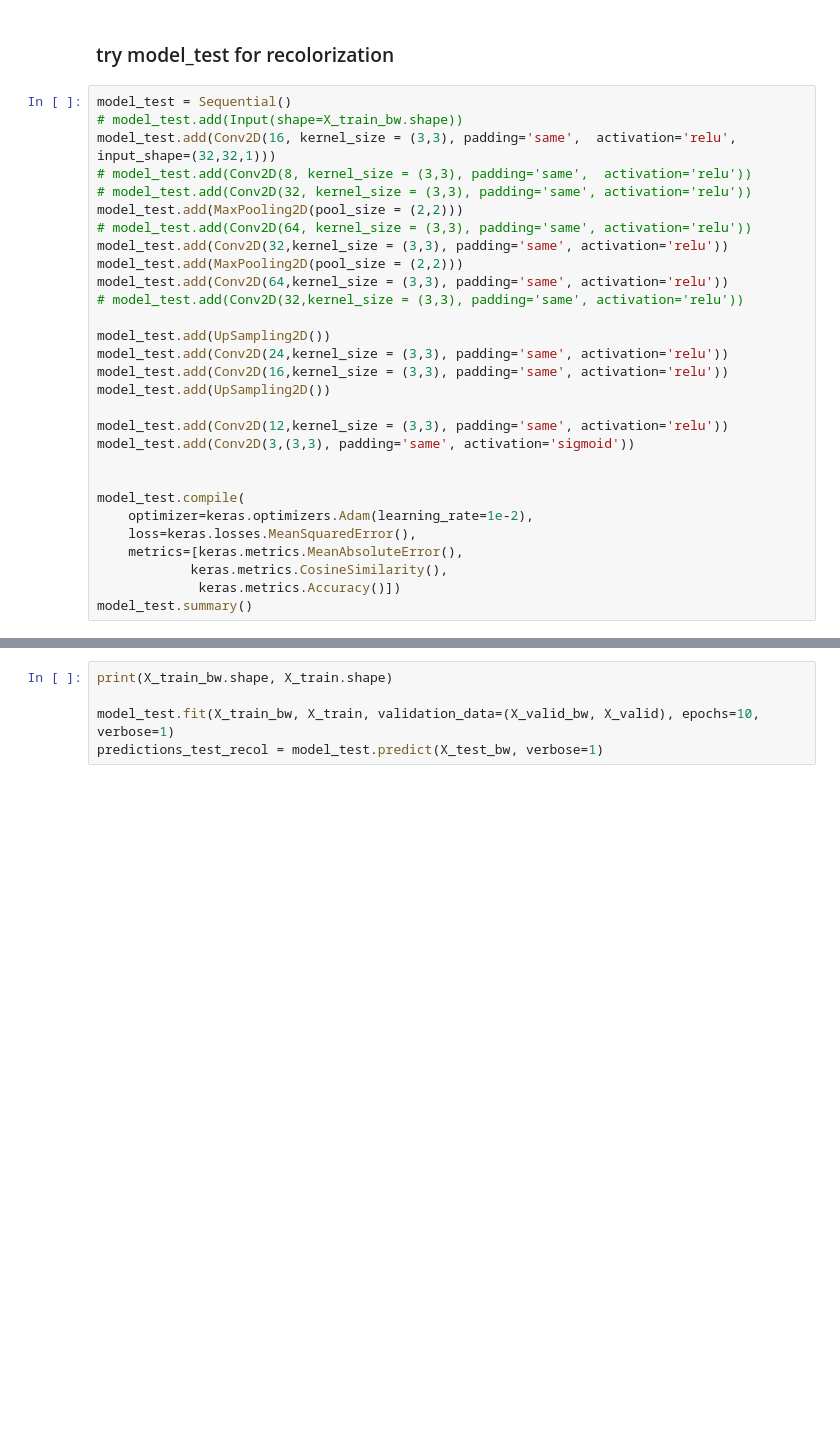
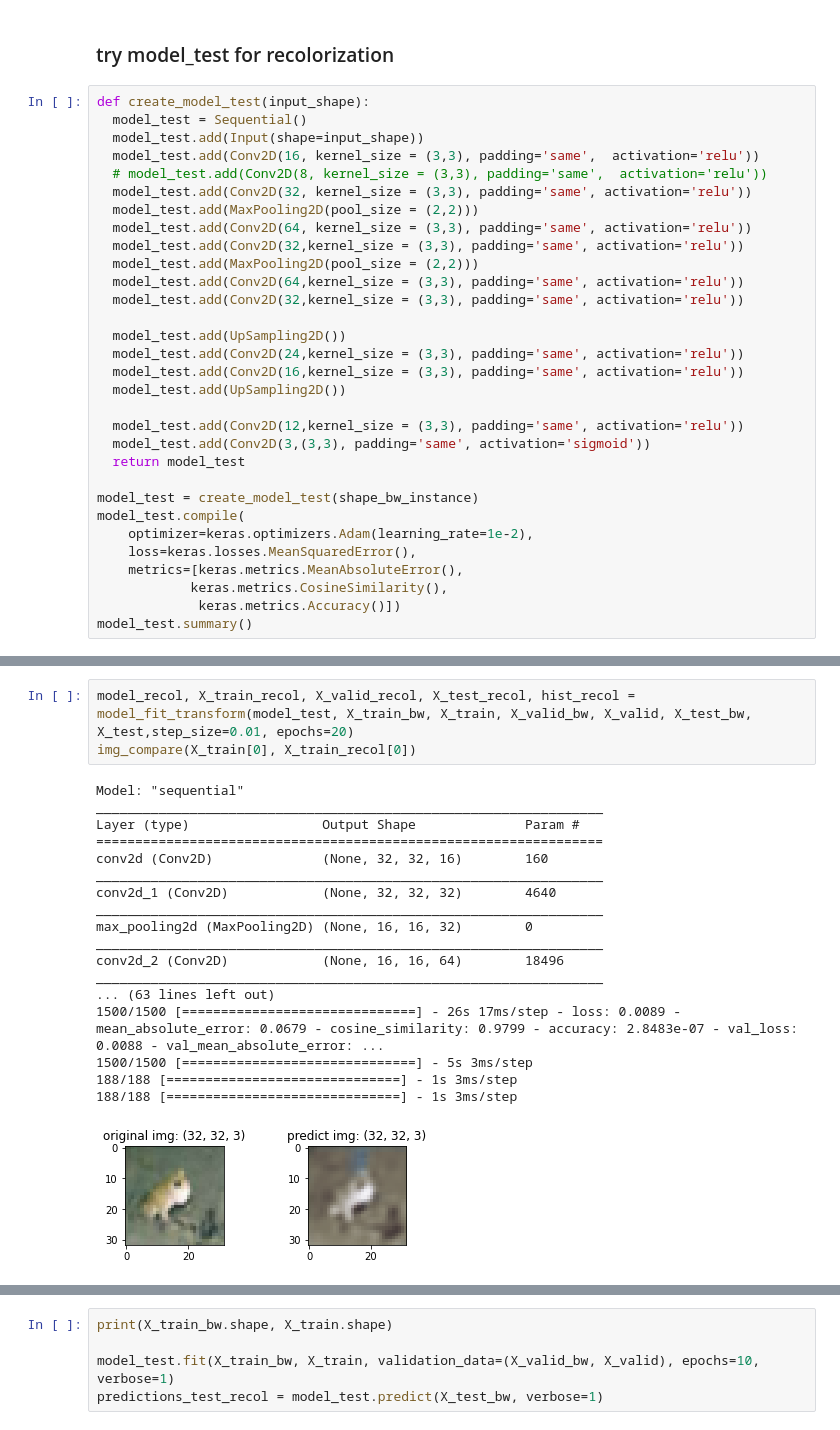
Before and after one commit to unofficial-Jona/ACML, a Jupyter notebook: convolutional autoencoders.ipynb, the cells around one changed output, grey strips where cells are left out. Cells and saved outputs as stored; diff of their text form; blank space fills up the shorter version.

Commit message:
experiment recolcration

```diff
--- a/convolutional autoencoders.ipynb
+++ b/convolutional autoencoders.ipynb
@@ -569,27 +569,29 @@ save_model(model_bw, 'models/model_pipe_bw')
 # %% [markdown]
 ### try model_test for recolorization
 # %%
-model_test = Sequential()
-# model_test.add(Input(shape=X_train_bw.shape))
-model_test.add(Conv2D(16, kernel_size = (3,3), padding='same',  activation='relu', input_shape=(32,32,1)))
-# model_test.add(Conv2D(8, kernel_size = (3,3), padding='same',  activation='relu'))
-# model_test.add(Conv2D(32, kernel_size = (3,3), padding='same', activation='relu'))
-model_test.add(MaxPooling2D(pool_size = (2,2)))
-# model_test.add(Conv2D(64, kernel_size = (3,3), padding='same', activation='relu'))
-model_test.add(Conv2D(32,kernel_size = (3,3), padding='same', activation='relu'))
-model_test.add(MaxPooling2D(pool_size = (2,2)))
-model_test.add(Conv2D(64,kernel_size = (3,3), padding='same', activation='relu'))
-# model_test.add(Conv2D(32,kernel_size = (3,3), padding='same', activation='relu'))
+def create_model_test(input_shape):
+  model_test = Sequential()
+  model_test.add(Input(shape=input_shape))
+  model_test.add(Conv2D(16, kernel_size = (3,3), padding='same',  activation='relu'))
+  # model_test.add(Conv2D(8, kernel_size = (3,3), padding='same',  activation='relu'))
+  model_test.add(Conv2D(32, kernel_size = (3,3), padding='same', activation='relu'))
+  model_test.add(MaxPooling2D(pool_size = (2,2)))
+  model_test.add(Conv2D(64, kernel_size = (3,3), padding='same', activation='relu'))
+  model_test.add(Conv2D(32,kernel_size = (3,3), padding='same', activation='relu'))
+  model_test.add(MaxPooling2D(pool_size = (2,2)))
+  model_test.add(Conv2D(64,kernel_size = (3,3), padding='same', activation='relu'))
+  model_test.add(Conv2D(32,kernel_size = (3,3), padding='same', activation='relu'))
 
-model_test.add(UpSampling2D())
-model_test.add(Conv2D(24,kernel_size = (3,3), padding='same', activation='relu'))
-model_test.add(Conv2D(16,kernel_size = (3,3), padding='same', activation='relu'))
-model_test.add(UpSampling2D())
+  model_test.add(UpSampling2D())
+  model_test.add(Conv2D(24,kernel_size = (3,3), padding='same', activation='relu'))
+  model_test.add(Conv2D(16,kernel_size = (3,3), padding='same', activation='relu'))
+  model_test.add(UpSampling2D())
 
-model_test.add(Conv2D(12,kernel_size = (3,3), padding='same', activation='relu'))
-model_test.add(Conv2D(3,(3,3), padding='same', activation='sigmoid'))
+  model_test.add(Conv2D(12,kernel_size = (3,3), padding='same', activation='relu'))
+  model_test.add(Conv2D(3,(3,3), padding='same', activation='sigmoid'))
+  return model_test
 
-
+model_test = create_model_test(shape_bw_instance)
 model_test.compile(
     optimizer=keras.optimizers.Adam(learning_rate=1e-2),
     loss=keras.losses.MeanSquaredError(),
@@ -599,0 +620,22 @@ model_test.summary()
+# %%
+model_recol, X_train_recol, X_valid_recol, X_test_recol, hist_recol = model_fit_transform(model_test, X_train_bw, X_train, X_valid_bw, X_valid, X_test_bw, X_test,step_size=0.01, epochs=20)
+img_compare(X_train[0], X_train_recol[0])
+# %% [output]
+Model: "sequential"
+_________________________________________________________________
+Layer (type)                 Output Shape              Param #
+=================================================================
+conv2d (Conv2D)              (None, 32, 32, 16)        160
+_________________________________________________________________
+conv2d_1 (Conv2D)            (None, 32, 32, 32)        4640
+_________________________________________________________________
+max_pooling2d (MaxPooling2D) (None, 16, 16, 32)        0
+_________________________________________________________________
+conv2d_2 (Conv2D)            (None, 16, 16, 64)        18496
+_________________________________________________________________
+... (63 lines left out)
+1500/1500 [==============================] - 26s 17ms/step - loss: 0.0089 - mean_absolute_error: 0.0679 - cosine_similarity: 0.9799 - accuracy: 2.8483e-07 - val_loss: 0.0088 - val_mean_absolute_error: ...
+1500/1500 [==============================] - 5s 3ms/step
+188/188 [==============================] - 1s 3ms/step
+188/188 [==============================] - 1s 3ms/step
+[figure, added]
```
Also changed, not shown: parts of 12 cells of this notebook.
